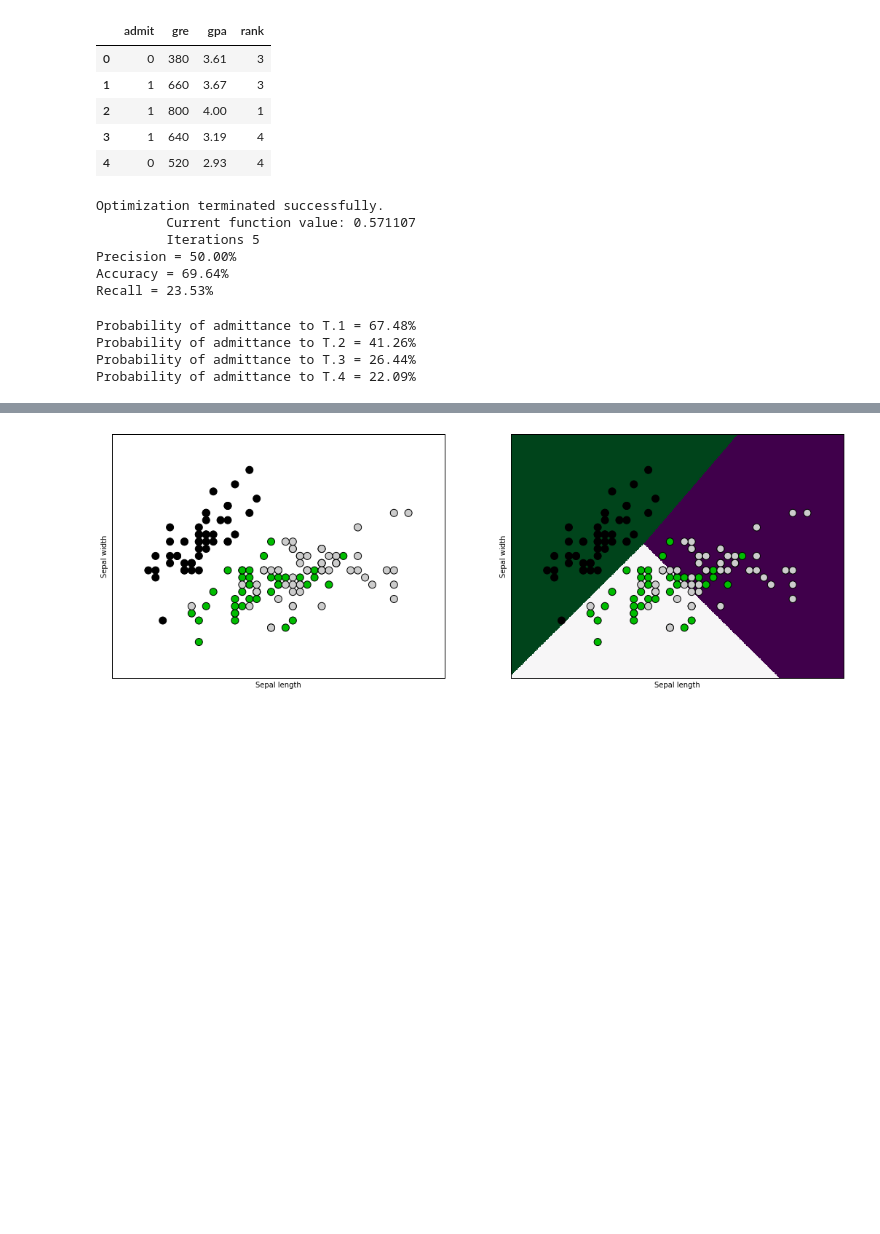
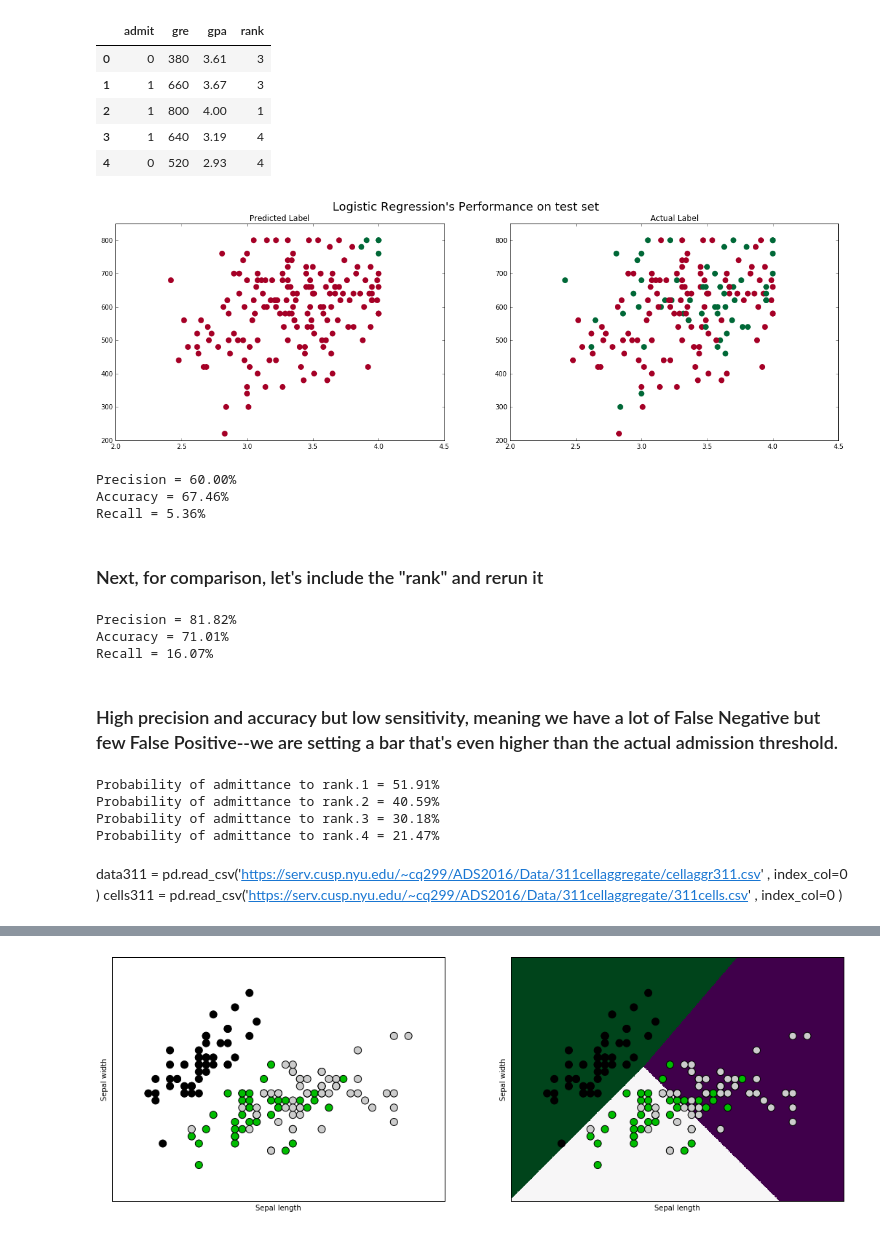
Before and after one commit to Fomyther/ADS_2016, a Jupyter notebook: Lab/Session 8.ipynb, the cells around one changed output, grey strips where cells are left out. Drawn from its saved outputs; the diff is of its cells as text; code cells hidden in the pictures; blank space fills up the shorter version.

```diff
--- a/Lab/Session 8.ipynb
+++ b/Lab/Session 8.ipynb
@@ -199,9 +246,39 @@ train, test = data[Index==1], data[Index==0]
+# %%
+admission = LogisticRegression(C=1e6)
+admission.fit(train[['gpa','gre']], train['admit'])
+pre = admission.predict(test[['gpa','gre']])
+
+fig2 = plt.figure(figsize = (20,6))
+plt.suptitle("Logistic Regression's Performance on test set", fontsize = 18)
+ax1, ax2 = fig2.add_subplot(121), fig2.add_subplot(122)
+
+ax1.set(title='Predicted Label', xlim = [2.0,4.5], ylim = [200,850])
+ax2.set(title='Actual Label', xlim = [2.0,4.5], ylim = [200,850])
+ax1.scatter(test.gpa, test.gre, lw = 0, s = 80, c = pre)
+ax2.scatter(test.gpa, test.gre, lw = 0, s = 80, c = test.admit)
+plt.show()
+
+#compute TP,FP,FN,TN for the above classification
+TP = sum((pre==1)&(test.admit==1))
+FP = sum((pre==1)&(test.admit==0))
+FN = sum((pre==0)&(test.admit==1))
+TN = sum((pre==0)&(test.admit==0))
+#compute precision, accuracy and recall
+Acc = 100.0 * (TP+TN)/(TP+TN+FP+FN)
+Rec = 100.0 * TP/(TP+FN)
+Prec= 100.0 * TP/(TP+FP)
+print('Precision = %.2f%%\nAccuracy = %.2f%%\nRecall = %.2f%%'%(Prec,Acc,Rec))
+# %% [output]
+[figure, added]
+Precision = 60.00%
+Accuracy = 67.46%
+Recall = 5.36%
+# %% [markdown]
+### Next, for comparison, let's include the "rank" and rerun it
 # %%
-# School rank is a categorical feature, and we should capture this aspect using "C(rank)"
-# C(rank) tells statsmodels to convert the categorical variable into dummy indicator variables and omit one of them
-# The omitted categorical indicator is the reference category.
-logit = smf.logit('admit ~ gpa + gre + C(rank)', data = train).fit()
-pre = logit.predict(test)>0.5
+admission = LogisticRegression(C=1e6)
+admission.fit(train[['gpa','gre','rank']], train['admit'])
+pre = admission.predict(test[['gpa','gre','rank']])
 
 #compute TP,FP,FN,TN for the above classification
 TP = sum((pre==1)&(test.admit==1))
@@ -214,20 +291,22 @@ Rec = 100.0 * TP/(TP+FN)
 Prec= 100.0 * TP/(TP+FP)
 print('Precision = %.2f%%\nAccuracy = %.2f%%\nRecall = %.2f%%'%(Prec,Acc,Rec))
 # %% [output]
-Optimization terminated successfully.
-         Current function value: 0.571107
-         Iterations 5
-Precision = 50.00%
-Accuracy = 69.64%
-Recall = 23.53%
+Precision = 81.82%
+Accuracy = 71.01%
+Recall = 16.07%
+# %% [markdown]
+### High precision and accuracy but low sensitivity, meaning we have a lot of False Negative but few False Positive--we are setting a bar that's even higher than the actual admission threshold.
 # %%
-# interpret regression: probability of admittance to T.1,2,3,4 for gre = 650, gpa = 3.6
+# Q5. Probability of admittance to rank.1,2,3,4 for gre = 650, gpa = 3.6
 for k in range(1,5):
-    p = logit.predict(pd.DataFrame({'gre':[650],'gpa':[3.6],'rank':[k]}))[0]
-    print('Probability of admittance to T.%d = %.2f%%'%(k,100*p))
+    p = admission.predict_proba(pd.DataFrame({'gre':[650],'gpa':[3.6],'rank':[k]}))[0][1]
+    print('Probability of admittance to rank.%d = %.2f%%'%(k,100*p))
 # %% [output]
-Probability of admittance to T.1 = 67.48%
-Probability of admittance to T.2 = 41.26%
-Probability of admittance to T.3 = 26.44%
-Probability of admittance to T.4 = 22.09%
+Probability of admittance to rank.1 = 51.91%
+Probability of admittance to rank.2 = 40.59%
+Probability of admittance to rank.3 = 30.18%
+Probability of admittance to rank.4 = 21.47%
+# %% [markdown]
+data311 = pd.read_csv('https://serv.cusp.nyu.edu/~cq299/ADS2016/Data/311cellaggregate/cellaggr311.csv' , index_col=0 )
+cells311 = pd.read_csv('https://serv.cusp.nyu.edu/~cq299/ADS2016/Data/311cellaggregate/311cells.csv' , index_col=0 )
 # %% [markdown]
```
Also changed, not shown: parts of 13 cells of this notebook.
